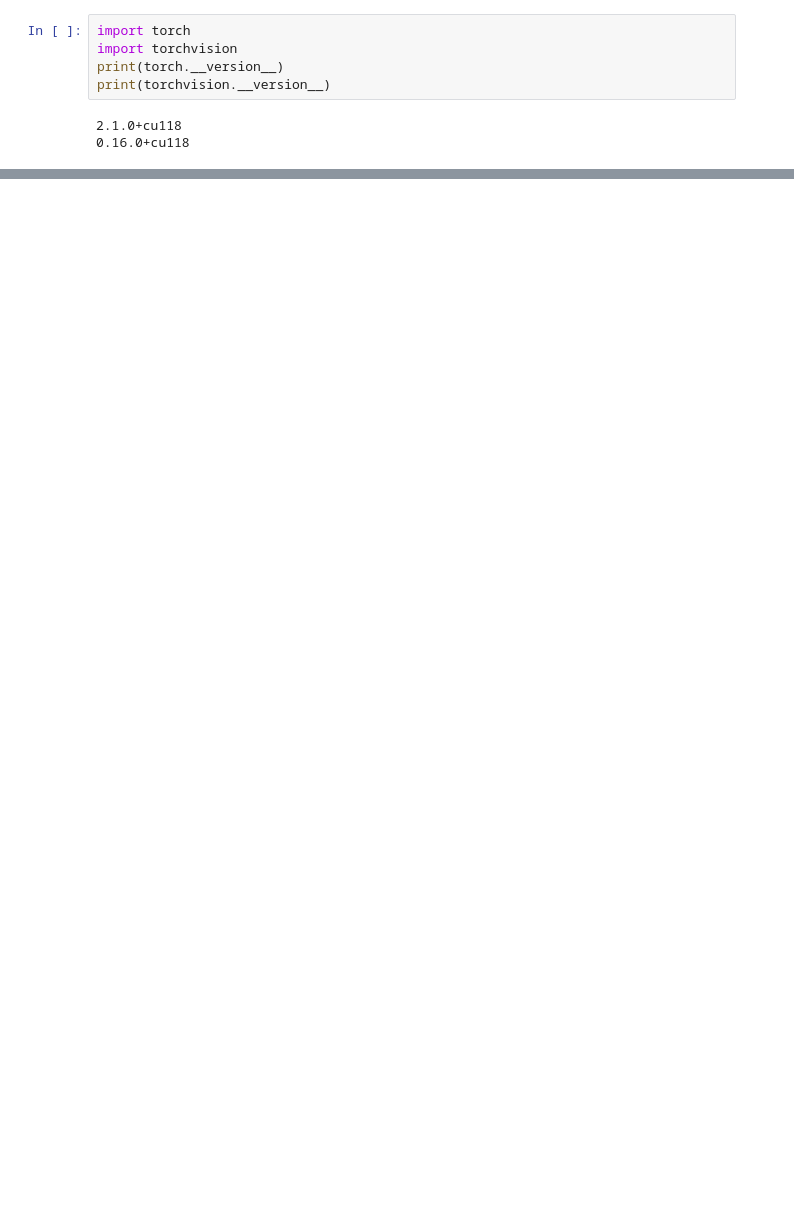
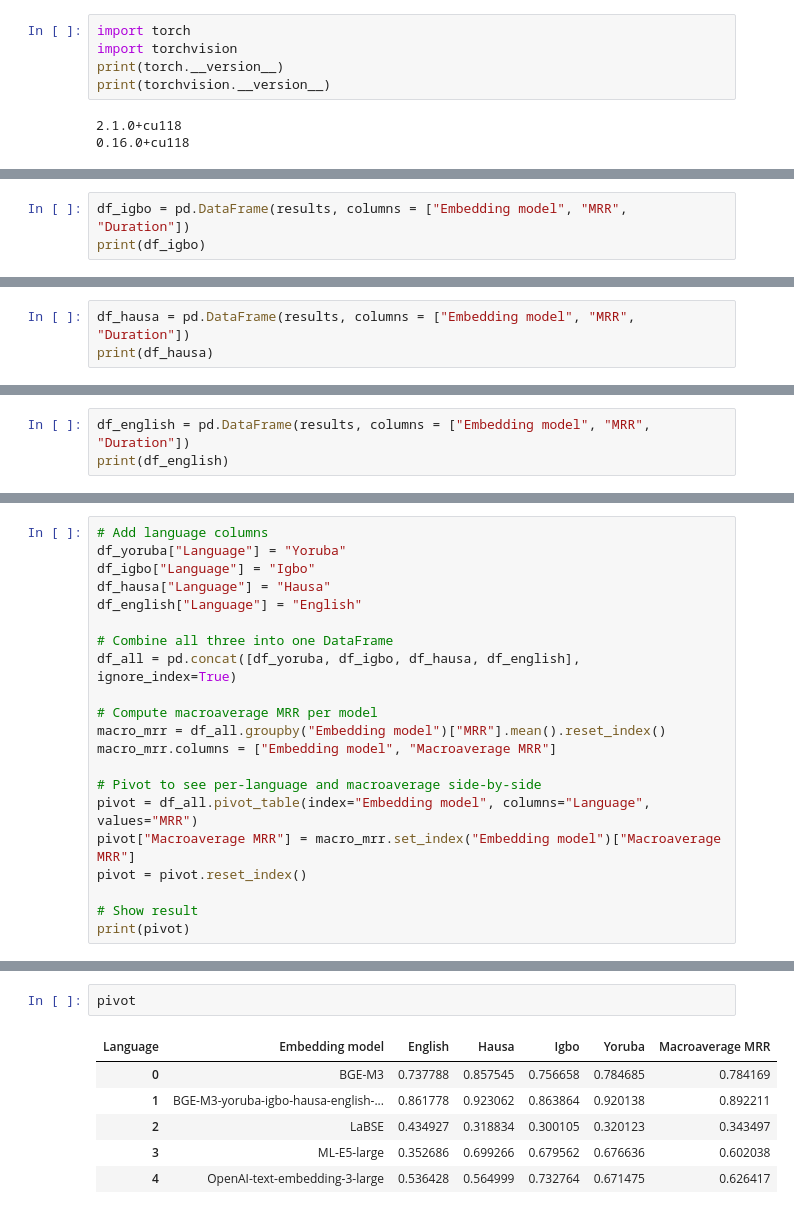
Before and after one commit to HAKSOAT/wazobia-embed, a Jupyter notebook: training.ipynb, the cells around one changed output, grey strips where cells are left out. Saved outputs shown, nothing was run; the diff lists cells and outputs as text; blank space fills up the shorter version.

Commit message:
updated code used for the final training of the model

```diff
--- a/training.ipynb
+++ b/training.ipynb
@@ -745,0 +1063,3 @@ model_id = "bge-m3-hausaigbocomwura-3-epochs-e5-lr-0_1-warmup-32-batchsize-0_01-
+# %%
+df_igbo = pd.DataFrame(results, columns = ["Embedding model", "MRR", "Duration"])
+print(df_igbo)
@@ -745,0 +1073,3 @@ model_id = "bge-m3-hausaigbocomwura-3-epochs-e5-lr-0_1-warmup-32-batchsize-0_01-
+# %%
+df_hausa = pd.DataFrame(results, columns = ["Embedding model", "MRR", "Duration"])
+print(df_hausa)
@@ -745,0 +1083,3 @@ model_id = "bge-m3-hausaigbocomwura-3-epochs-e5-lr-0_1-warmup-32-batchsize-0_01-
+# %%
+df_english = pd.DataFrame(results, columns = ["Embedding model", "MRR", "Duration"])
+print(df_english)
@@ -745,0 +1093,21 @@ model_id = "bge-m3-hausaigbocomwura-3-epochs-e5-lr-0_1-warmup-32-batchsize-0_01-
+# %%
+# Add language columns
+df_yoruba["Language"] = "Yoruba"
+df_igbo["Language"] = "Igbo"
+df_hausa["Language"] = "Hausa"
+df_english["Language"] = "English"
+
+# Combine all three into one DataFrame
+df_all = pd.concat([df_yoruba, df_igbo, df_hausa, df_english], ignore_index=True)
+
+# Compute macroaverage MRR per model
+macro_mrr = df_all.groupby("Embedding model")["MRR"].mean().reset_index()
+macro_mrr.columns = ["Embedding model", "Macroaverage MRR"]
+
+# Pivot to see per-language and macroaverage side-by-side
+pivot = df_all.pivot_table(index="Embedding model", columns="Language", values="MRR")
+pivot["Macroaverage MRR"] = macro_mrr.set_index("Embedding model")["Macroaverage MRR"]
+pivot = pivot.reset_index()
+
+# Show result
+print(pivot)
@@ -745,0 +1128,9 @@ model_id = "bge-m3-hausaigbocomwura-3-epochs-e5-lr-0_1-warmup-32-batchsize-0_01-
+# %%
+pivot
+# %% [output]
+| Language | Embedding model | English | Hausa | Igbo | Yoruba | Macroaverage MRR |
+| 0 | BGE-M3 | 0.737788 | 0.857545 | 0.756658 | 0.784685 | 0.784169 |
+| 1 | BGE-M3-yoruba-igbo-hausa-english-... | 0.861778 | 0.923062 | 0.863864 | 0.920138 | 0.892211 |
+| 2 | LaBSE | 0.434927 | 0.318834 | 0.300105 | 0.320123 | 0.343497 |
+| 3 | ML-E5-large | 0.352686 | 0.699266 | 0.679562 | 0.676636 | 0.602038 |
+| 4 | OpenAI-text-embedding-3-large | 0.536428 | 0.564999 | 0.732764 | 0.671475 | 0.626417 |
```
Also changed, not shown: parts of 28 cells of this notebook.
